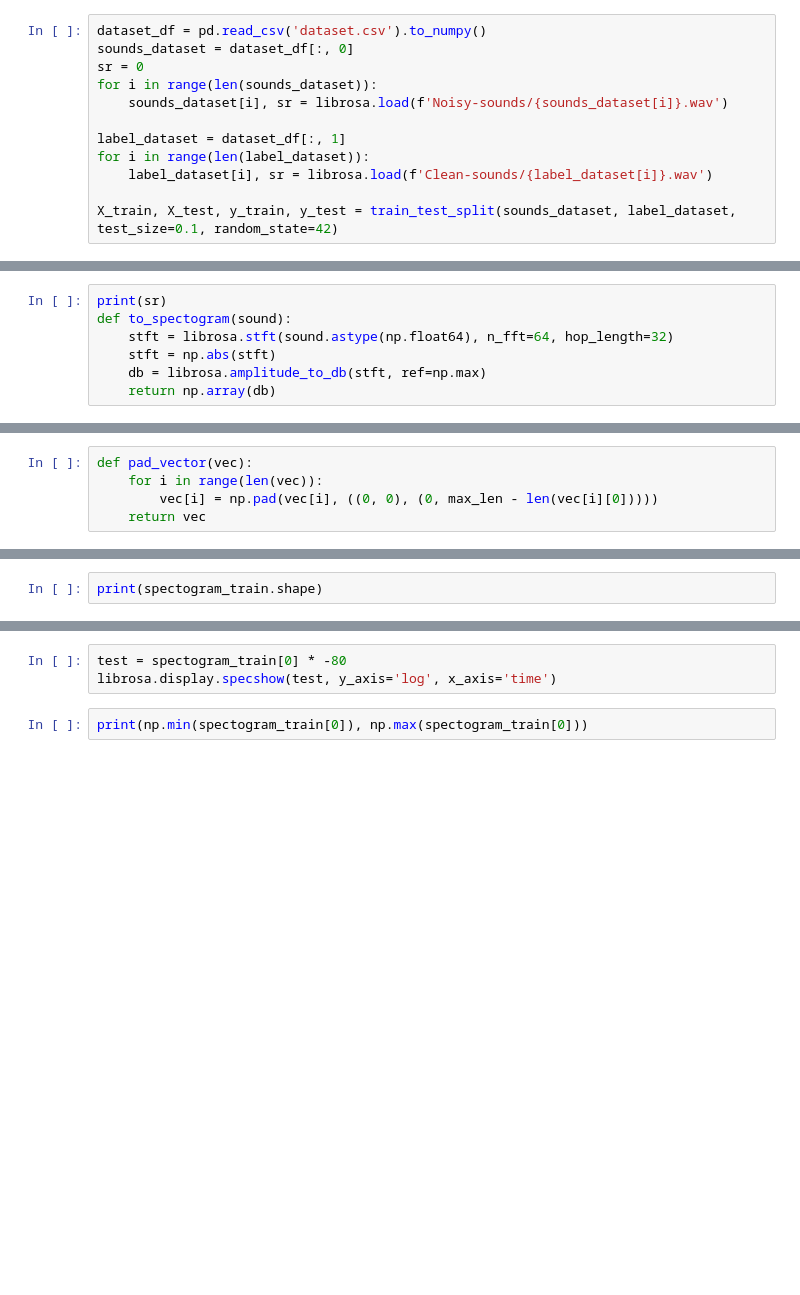
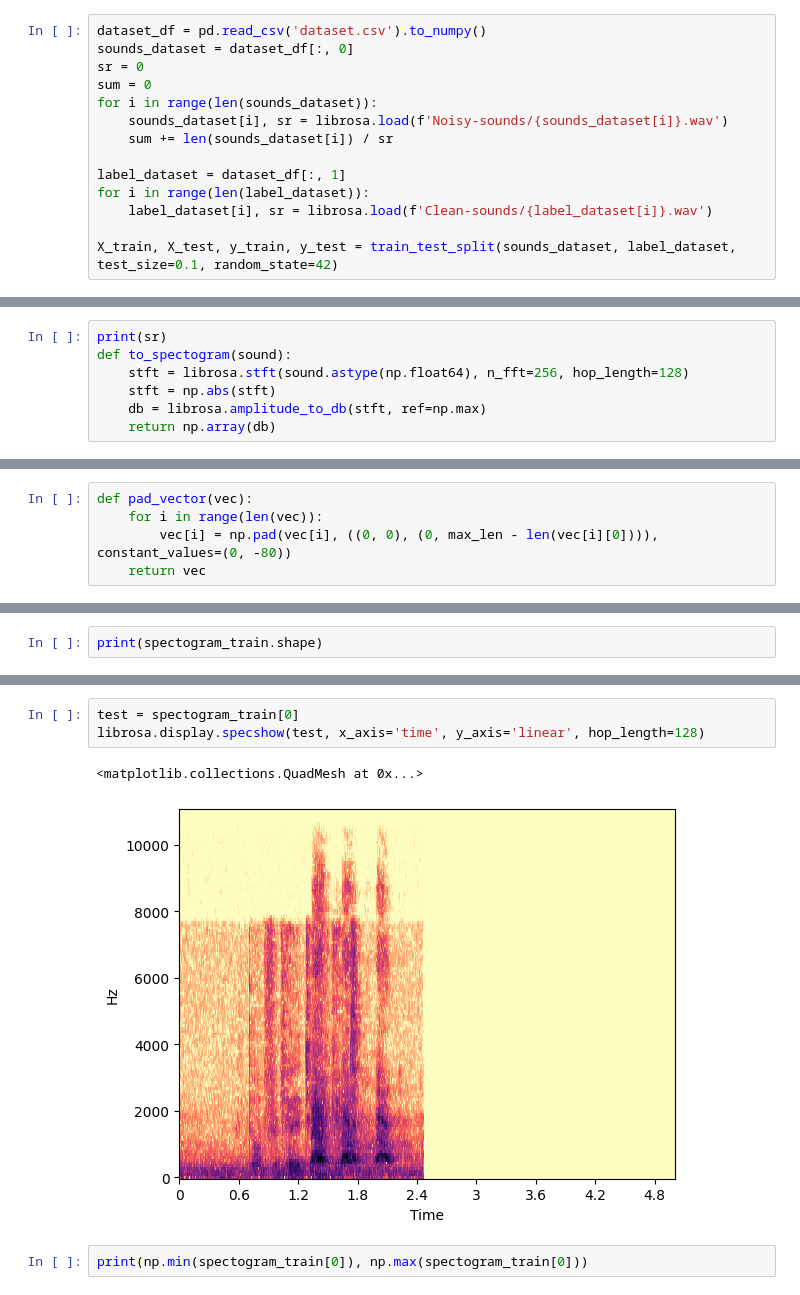
Before and after one commit to dimi999/Denoising---Dog-Sounds, a Jupyter notebook: train.ipynb, the cells around one changed output, grey strips where cells are left out. Drawn from its saved outputs; the diff is of its cells as text; blank space fills up the shorter version.

```diff
--- a/train.ipynb
+++ b/train.ipynb
@@ -8,8 +8,10 @@ import numpy as np
 dataset_df = pd.read_csv('dataset.csv').to_numpy()
 sounds_dataset = dataset_df[:, 0]
 sr = 0
+sum = 0
 for i in range(len(sounds_dataset)):
     sounds_dataset[i], sr = librosa.load(f'Noisy-sounds/{sounds_dataset[i]}.wav')
+    sum += len(sounds_dataset[i]) / sr
 
 label_dataset = dataset_df[:, 1]
 for i in range(len(label_dataset)):
@@ -19,7 +25,7 @@ X_train, X_test, y_train, y_test = train_test_split(sounds_dataset, label_datase
 # %%
 print(sr)
 def to_spectogram(sound):
-    stft = librosa.stft(sound.astype(np.float64), n_fft=64, hop_length=32)
+    stft = librosa.stft(sound.astype(np.float64), n_fft=256, hop_length=128)
     stft = np.abs(stft)
     db = librosa.amplitude_to_db(stft, ref=np.max)
     return np.array(db)
@@ -90,7 +92,7 @@ print(len(spectogram_train[0]))
 # %%
 def pad_vector(vec):
     for i in range(len(vec)):
-        vec[i] = np.pad(vec[i], ((0, 0), (0, max_len - len(vec[i][0]))))
+        vec[i] = np.pad(vec[i], ((0, 0), (0, max_len - len(vec[i][0]))), constant_values=(0, -80))
     return vec
 # %%
 spectogram_train = pad_vector(spectogram_train)
@@ -112,6 +118,9 @@ print(spectogram_train.shape)
 # %%
-test = spectogram_train[0] * -80
-librosa.display.specshow(test, y_axis='log', x_axis='time')
+test = spectogram_train[0]
+librosa.display.specshow(test, x_axis='time', y_axis='linear', hop_length=128)
+# %% [output]
+<matplotlib.collections.QuadMesh at 0x...>
+[figure, added]
 # %%
 print(np.min(spectogram_train[0]), np.max(spectogram_train[0]))
 # %%
```
Also changed, not shown: parts of 3 cells of this notebook.
